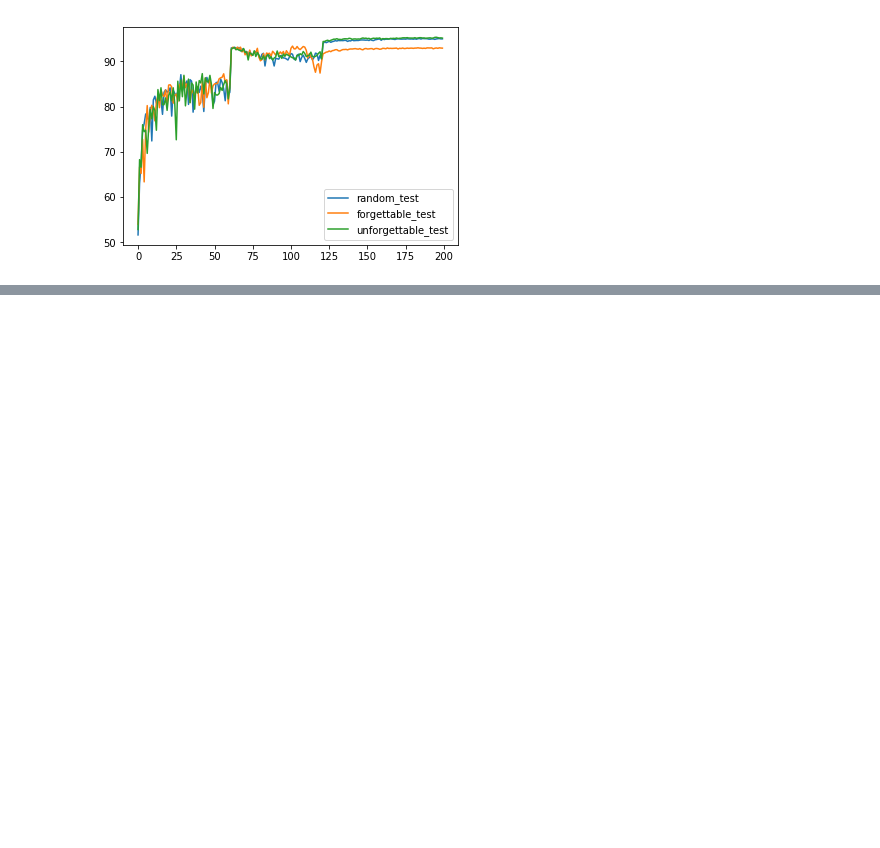
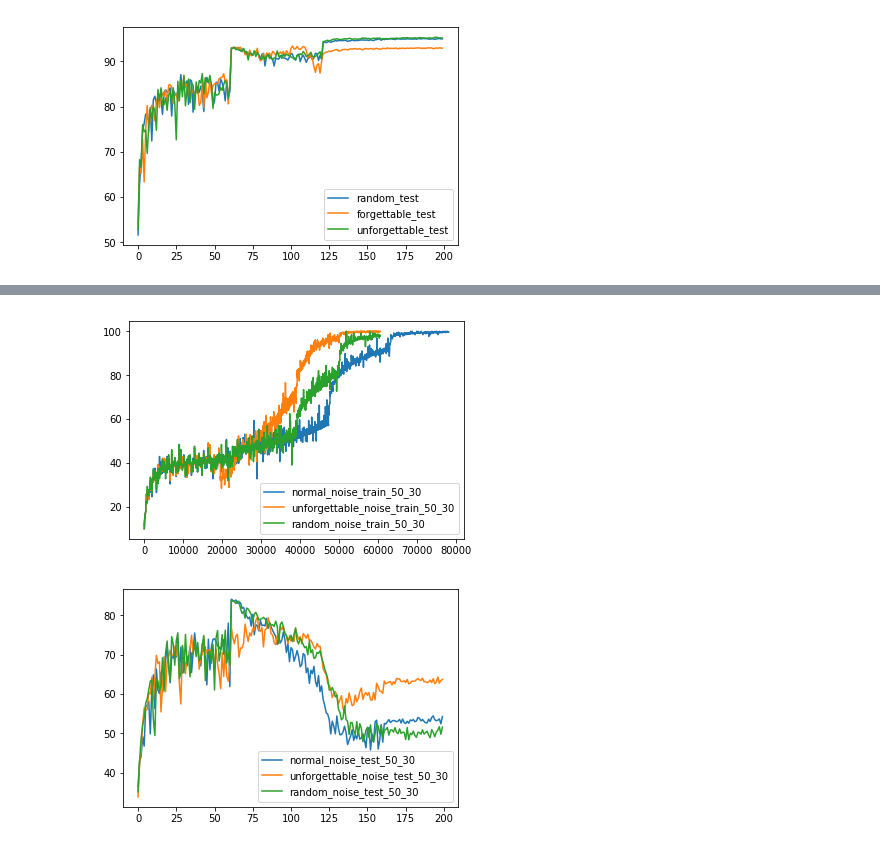
Before and after one commit to ZihengJiang/example_forgetting, a Jupyter notebook: analysis.ipynb, the cells around one changed output, grey strips where cells are left out. Cells and saved outputs as stored; diff of their text form; code cells hidden in the pictures; blank space fills up the shorter version.

```diff
--- a/analysis.ipynb
+++ b/analysis.ipynb
@@ -162,23 +164,3 @@ compare_online_different_remove_strategy()
 [figure]
 [figure]
 [figure]
-# %%
-def train_on_noise_dataset():
-    online_stats = get_stats('./online_results', burn_in_epochs=50, noise_percent_labels=50)
-    random_stats = get_stats('./online_results', burn_in_epochs=50, noise_percent_labels=50, remove_strategy='random')
-    normal_stats = get_stats('./online_results', burn_in_epochs=200, noise_percent_labels=50)
-
-    plt.figure(1)
-    plt.plot(online_stats['train'][1], label='online_noise')
-    plt.plot(normal_stats['train'][1], label='normal_noise')
-    plt.plot(random_stats['train'][1], label='random_noise')
-    plt.legend()
-
-    plt.figure(2)
-    plt.plot(online_stats['test'][1], label='online_noise')
-    plt.plot(normal_stats['test'][1], label='normal_noise')
-    plt.plot(random_stats['test'][1], label='random_noise')
-    plt.legend()
-    plt.show()
-
-train_on_noise_dataset()
@@ -188,3 +190,36 @@ train_on_noise_dataset()
+# %%
+def train_on_noise_dataset():
+    out_dir = './online_results'
+    fig_cnt = 0
+    for noise_percent in [30, 40, 50, 60, 70]:
+        for remove_percent in [30, 40, 50, 60, 70]:
+            remove_n = int(50000 * remove_percent / 100)
+            stats = {}
+            stats['normal'] = get_stats(out_dir, burn_in_epochs=200, noise_percent_labels=noise_percent)
+            stats['random'] = get_stats(out_dir, burn_in_epochs=50, noise_percent_labels=noise_percent, remove_n=remove_n, remove_strategy='random')
+            stats['unforgettable'] = get_stats(out_dir, burn_in_epochs=50, noise_percent_labels=noise_percent, remove_n=remove_n, remove_strategy='unforgettable')
+
+            # plot figure
+            fig_cnt += 1
+            plt.figure(fig_cnt)
+            for key in stats:
+                label = '_'.join([key, 'noise_train', str(noise_percent), str(remove_percent)])
+                plt.plot(stats[key]['train'][1], label=label)
+            plt.legend()
+
+            fig_cnt += 1
+            plt.figure(fig_cnt)
+            for key in stats:
+                label = '_'.join([key, 'noise_test', str(noise_percent), str(remove_percent)])
+                plt.plot(stats[key]['test'][1], label=label)
+            plt.legend()
+
+    plt.show()
+
+train_on_noise_dataset()
+# %% [output]
+[figure, added]
+[figure, added]
 # %%
 def compare_different_mode():
     # compare different mode: normal, pretrained, online
```
Also changed, not shown: parts of 4 cells of this notebook, 8 other files.
